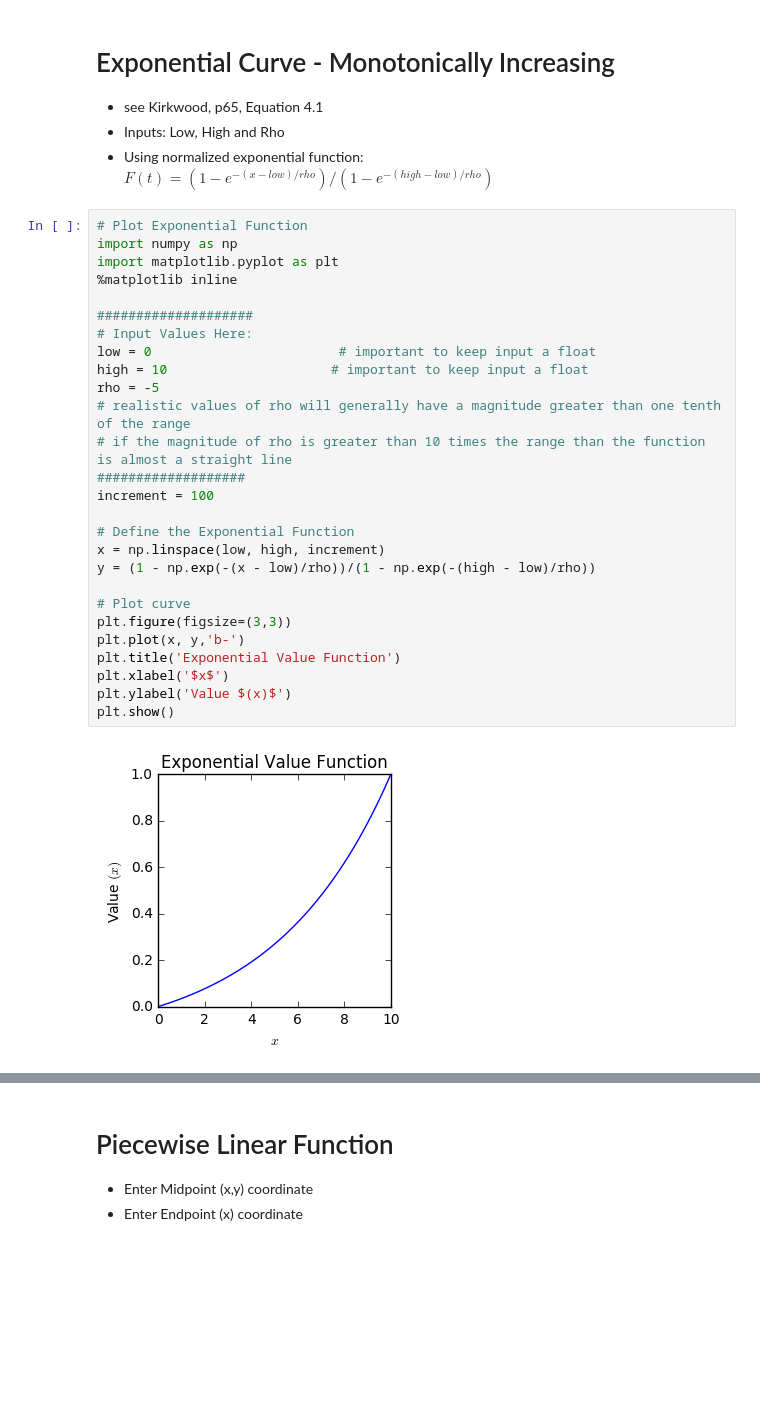
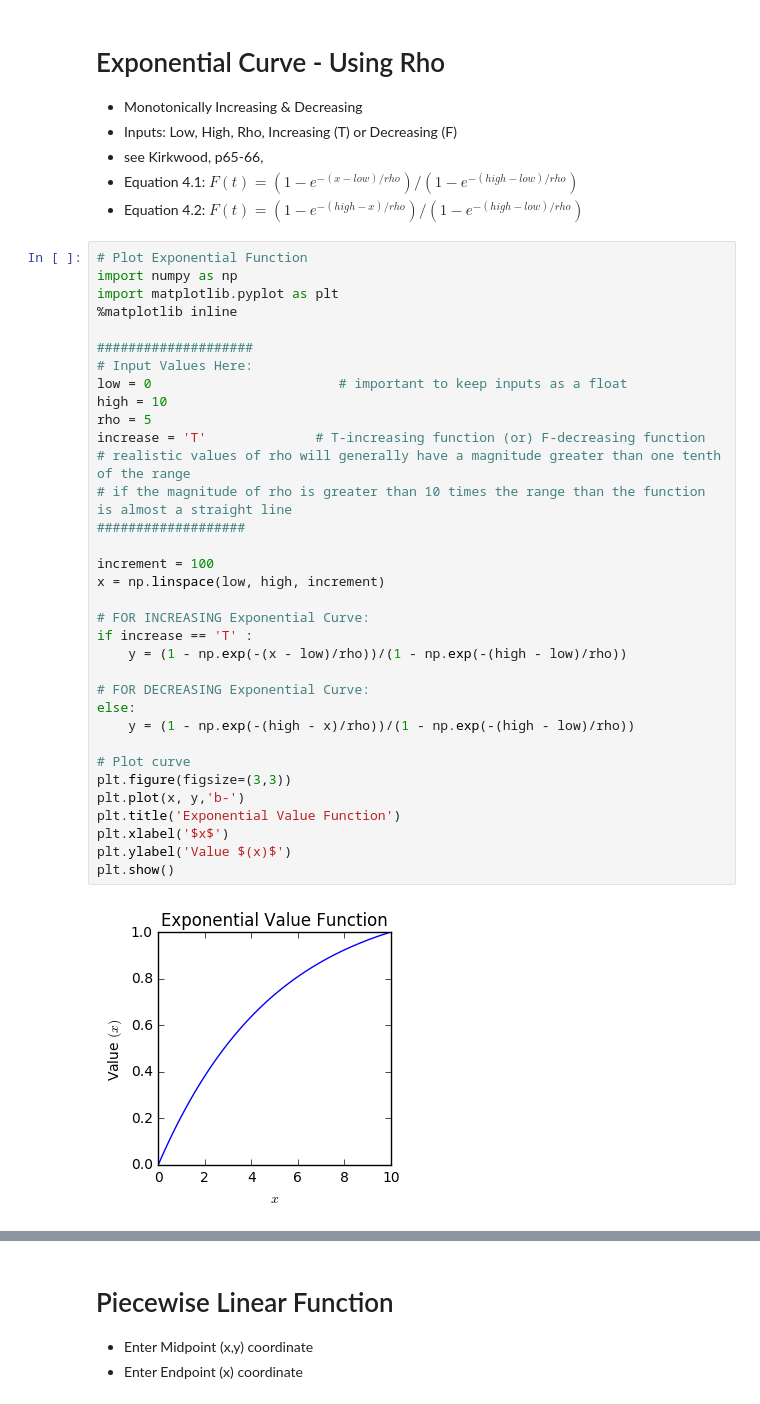
Before and after one commit to dmryer/Python, a Jupyter notebook: Value Functions.ipynb, the cells around one changed output, grey strips where cells are left out. Saved outputs shown, nothing was run; the diff lists cells and outputs as text; blank space fills up the shorter version.

Commit message:
Update to Value Function Jupyter for 22 Aug 2017

```diff
--- a/Value Functions.ipynb
+++ b/Value Functions.ipynb
@@ -4,36 +4,44 @@
 # %% [markdown]
-# Exponential Curve - Monotonically Increasing
-- see Kirkwood, p65, Equation 4.1
-- Inputs: Low, High and Rho
-- Using normalized exponential function:
-$F(t)=(1-e^{-(x-low)/rho})/(1-e^{-(high-low)/rho})$
+# Exponential Curve - Using Rho
+- Monotonically Increasing  & Decreasing
+- Inputs: Low, High, Rho, Increasing (T) or Decreasing (F)
+- see Kirkwood, p65-66,
+- Equation  4.1: $F(t)=(1-e^{-(x-low)/rho})/(1-e^{-(high-low)/rho})$
+- Equation 4.2: $F(t)=(1-e^{-(high-x)/rho})/(1-e^{-(high-low)/rho})$
 # %%
 # Plot Exponential Function
 import numpy as np
 import matplotlib.pyplot as plt
 %matplotlib inline
 
 ####################
 # Input Values Here:
-low = 0                        # important to keep input a float
-high = 10                     # important to keep input a float
-rho = -5
+low = 0                        # important to keep inputs as a float
+high = 10
+rho = 5
+increase = 'T'              # T-increasing function (or) F-decreasing function
 # realistic values of rho will generally have a magnitude greater than one tenth of the range
 # if the magnitude of rho is greater than 10 times the range than the function is almost a straight line
 ###################
+
 increment = 100
+x = np.linspace(low, high, increment)
 
-# Define the Exponential Function
-x = np.linspace(low, high, increment)
-y = (1 - np.exp(-(x - low)/rho))/(1 - np.exp(-(high - low)/rho))
+# FOR INCREASING Exponential Curve:
+if increase == 'T' :
+    y = (1 - np.exp(-(x - low)/rho))/(1 - np.exp(-(high - low)/rho))
+
+# FOR DECREASING Exponential Curve:
+else:
+    y = (1 - np.exp(-(high - x)/rho))/(1 - np.exp(-(high - low)/rho))
 
 # Plot curve
 plt.figure(figsize=(3,3))
 plt.plot(x, y,'b-')
 plt.title('Exponential Value Function')
 plt.xlabel('$x$')
 plt.ylabel('Value $(x)$')
 plt.show()
 # %% [output]
-[figure, old version]
+[figure, new version]
 # %% [markdown]
```
Also changed, not shown: parts of 9 cells of this notebook.
